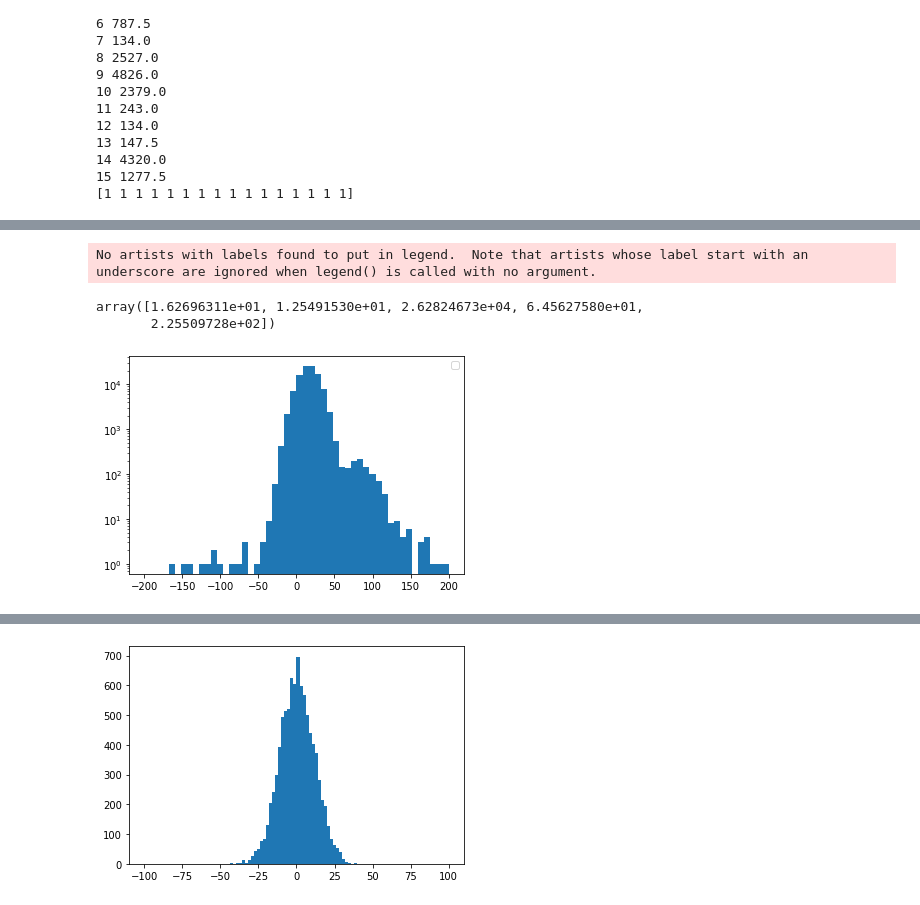
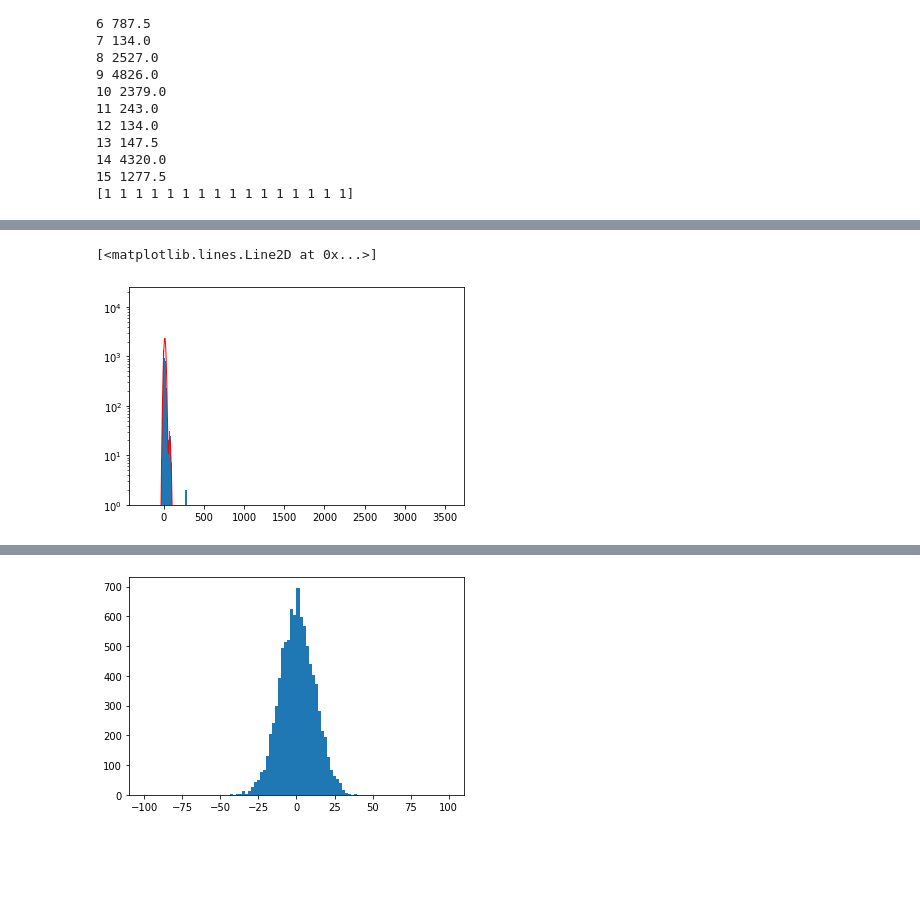
Before and after one commit to LabDet-Crio/BenchTest, a Jupyter notebook: crio_libs/AnaMCM_CONNIE.ipynb, the cells around one changed output, grey strips where cells are left out. Saved outputs shown, nothing was run; the diff lists cells and outputs as text; code cells hidden in the pictures; blank space fills up the shorter version.

```diff
--- a/crio_libs/AnaMCM_CONNIE.ipynb
+++ b/crio_libs/AnaMCM_CONNIE.ipynb
@@ -596,16 +293,10 @@ noise
 # %%
-hist,bins,_=plt.hist(hmb[2].data[active_mask].flatten(), bins=50, range=(median-200,median+200) )
-x=(bins[1:]+bins[:-1])/2
-#gaussian1(x,m1,s1,a1)
-popt,pcov=curve_fit(gaussian2,x,hist,p0=[[10,5,1500, 65, 100]])
+hist,bins,class_mark=ana.plotHistogram(hmb[3].data[active_mask].flatten())#, range=(median-200,median+200) )
+
+plt.ylim(1,25e3)
+popt,pcov=curve_fit(ana.gaussian2,class_mark,hist,p0=[[0,3,1500, 44, 100]]) ##data, mean, stdDev, h1, gain, h2
 popt=abs(popt)
-
-#plt.plot(x,gaussian2(x,*popt),label="Noise: {:.3f} ADUs/e-\nMean: {:.3f}".format(popt[1],popt[0]))
-plt.legend()
-plt.yscale('log')
-popt
+plt.plot(class_mark,ana.gaussian2(class_mark,*popt),linewidth=1,c='r', label=r'$\sigma$={:.2f}  gain={:.2f}'.format(popt[1],popt[3]),)
 # %% [output]
-No artists with labels found to put in legend.  Note that artists whose label start with an underscore are ignored when legend() is called with no argument.
+[<matplotlib.lines.Line2D at 0x...>]
-array([1.62696311e+01, 1.25491530e+01, 2.62824673e+04, 6.45627580e+01,
-       2.25509728e+02])
-[figure, old version]
+[figure, new version]
```
Also changed, not shown: parts of 14 cells of this notebook, 1 other file.
